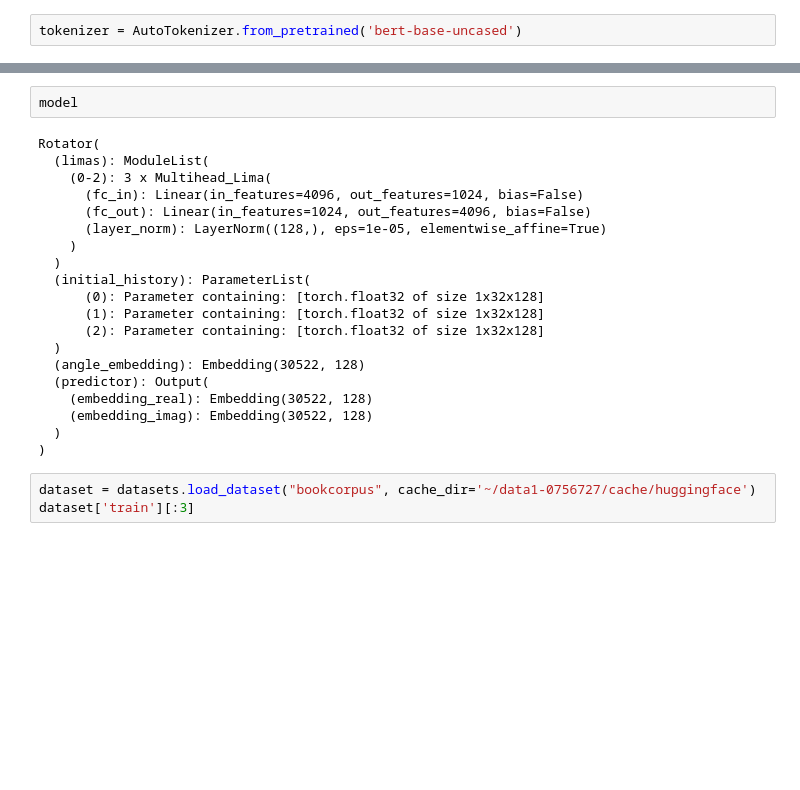
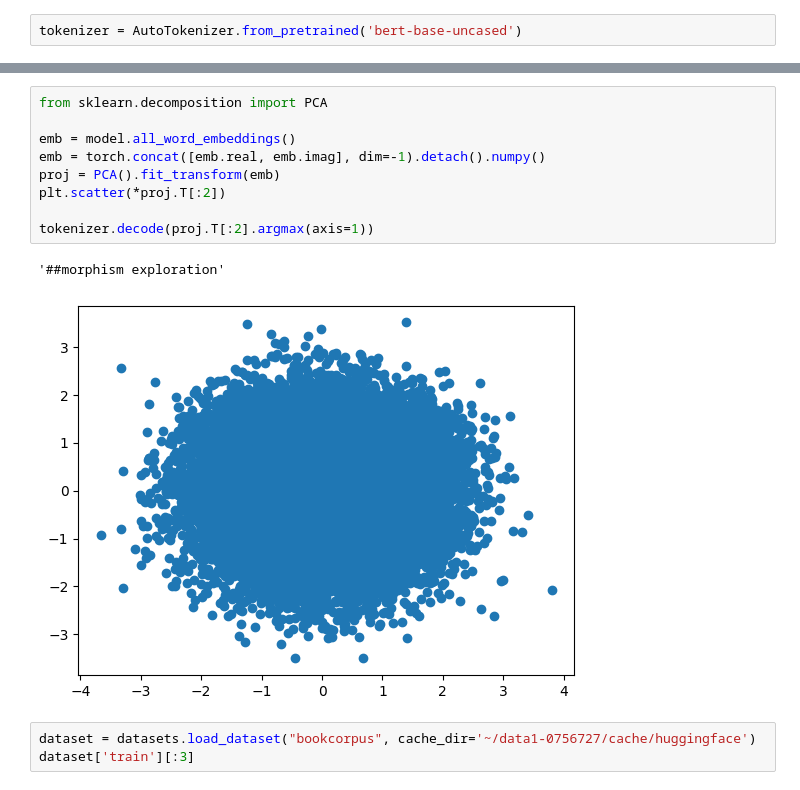
Before and after one commit to tzuhanwen/absolute-bert, a Jupyter notebook: visualizing.ipynb, the cells around one changed output, grey strips where cells are left out. Cells and saved outputs as stored; diff of their text form; blank space fills up the shorter version.

```diff
--- a/visualizing.ipynb
+++ b/visualizing.ipynb
@@ -45,25 +64,15 @@ tokenizer.convert_ids_to_tokens(index[-1:-6:-1])
-# %%
-model
-# %% [output]
-Rotator(
-  (limas): ModuleList(
-    (0-2): 3 x Multihead_Lima(
-      (fc_in): Linear(in_features=4096, out_features=1024, bias=False)
-      (fc_out): Linear(in_features=1024, out_features=4096, bias=False)
-      (layer_norm): LayerNorm((128,), eps=1e-05, elementwise_affine=True)
-    )
-  )
-  (initial_history): ParameterList(
-      (0): Parameter containing: [torch.float32 of size 1x32x128]
-      (1): Parameter containing: [torch.float32 of size 1x32x128]
-      (2): Parameter containing: [torch.float32 of size 1x32x128]
-  )
-  (angle_embedding): Embedding(30522, 128)
-  (predictor): Output(
-    (embedding_real): Embedding(30522, 128)
-    (embedding_imag): Embedding(30522, 128)
-  )
-)
+# %%
+from sklearn.decomposition import PCA
+
+emb = model.all_word_embeddings()
+emb = torch.concat([emb.real, emb.imag], dim=-1).detach().numpy()
+proj = PCA().fit_transform(emb)
+plt.scatter(*proj.T[:2])
+
+tokenizer.decode(proj.T[:2].argmax(axis=1))
+# %% [output]
+'##morphism exploration'
+[figure, added]
 # %%
 dataset = datasets.load_dataset("bookcorpus", cache_dir='~/data1-0756727/cache/huggingface')
 dataset['train'][:3]
```
Also changed, not shown: parts of 9 cells of this notebook, 23 other files.
